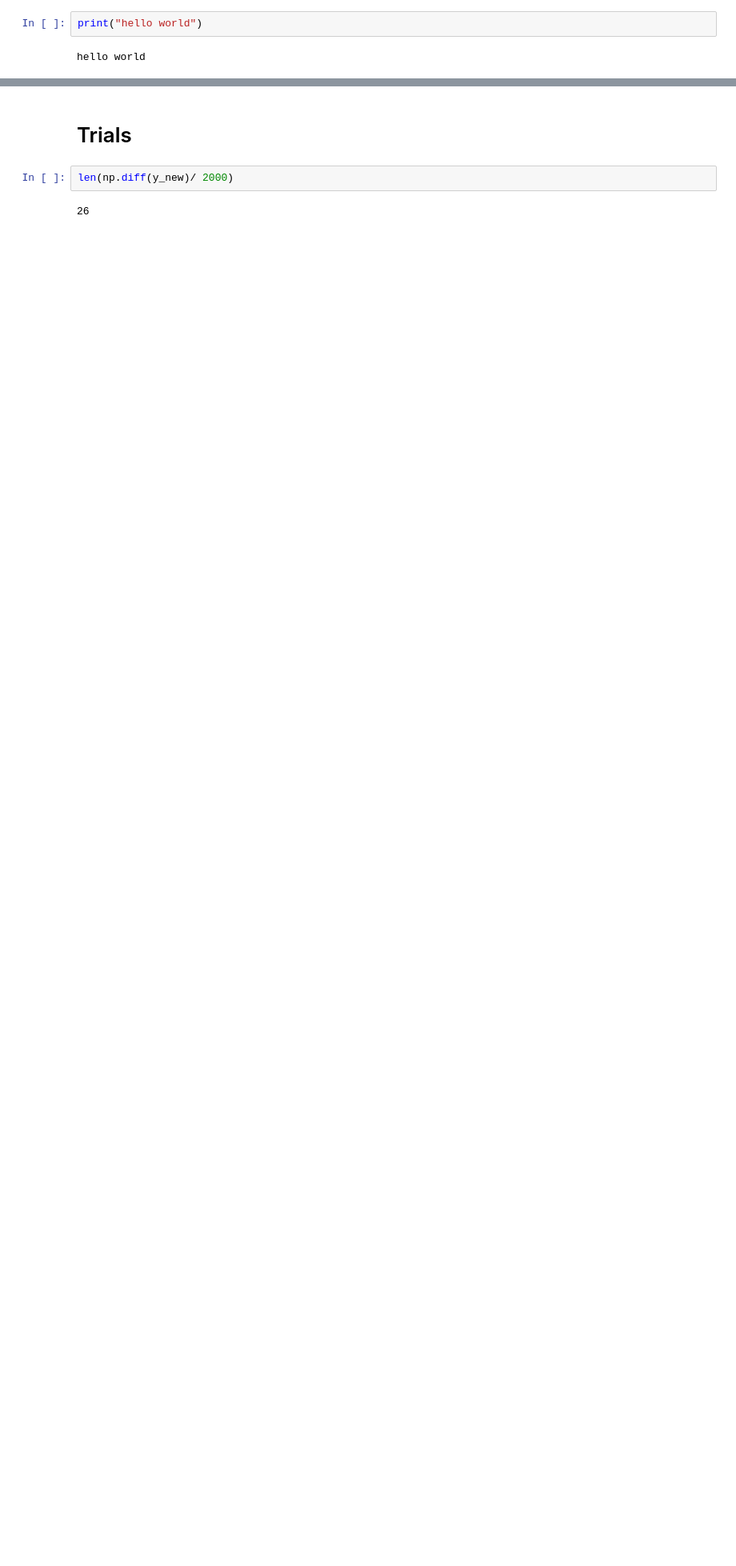
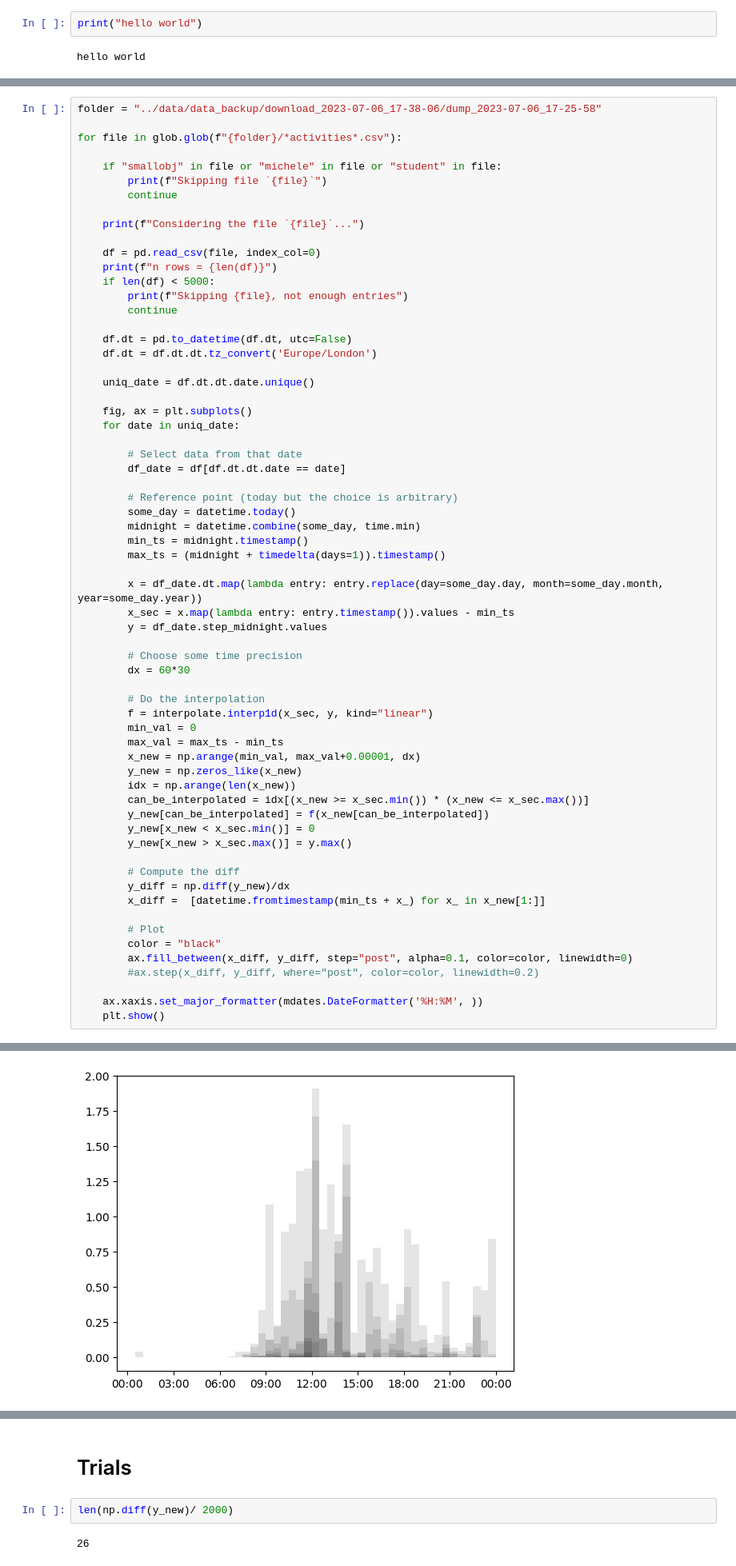
Before and after one commit to AurelienNioche/MAppServer, a Jupyter notebook: data_analysis/data_analysis.ipynb, the cells around one changed output, grey strips where cells are left out. Shown at 80% size. Saved outputs shown, nothing was run; the diff lists cells and outputs as text; blank space fills up the shorter version.

```diff
--- a/data_analysis/data_analysis.ipynb
+++ b/data_analysis/data_analysis.ipynb
@@ -144,0 +140,65 @@ plt.show()
+# %%
+folder = "../data/data_backup/download_2023-07-06_17-38-06/dump_2023-07-06_17-25-58"
+
+for file in glob.glob(f"{folder}/*activities*.csv"):
+
+    if "smallobj" in file or "michele" in file or "student" in file:
+        print(f"Skipping file `{file}`")
+        continue
+
+    print(f"Considering the file `{file}`...")
+
+    df = pd.read_csv(file, index_col=0)
+    print(f"n rows = {len(df)}")
+    if len(df) < 5000:
+        print(f"Skipping {file}, not enough entries")
+        continue
+
+    df.dt = pd.to_datetime(df.dt, utc=False)
+    df.dt = df.dt.dt.tz_convert('Europe/London')
+
+    uniq_date = df.dt.dt.date.unique()
+
+    fig, ax = plt.subplots()
+    for date in uniq_date:
+
+        # Select data from that date
+        df_date = df[df.dt.dt.date == date]
+
+        # Reference point (today but the choice is arbitrary)
+        some_day = datetime.today()
+        midnight = datetime.combine(some_day, time.min)
+        min_ts = midnight.timestamp()
+        max_ts = (midnight + timedelta(days=1)).timestamp()
+
+        x = df_date.dt.map(lambda entry: entry.replace(day=some_day.day, month=some_day.month, year=some_day.year))
+        x_sec = x.map(lambda entry: entry.timestamp()).values - min_ts
+        y = df_date.step_midnight.values
+
+        # Choose some time precision
+        dx = 60*30
+
+        # Do the interpolation
+        f = interpolate.interp1d(x_sec, y, kind="linear")
+        min_val = 0
+        max_val = max_ts - min_ts
+        x_new = np.arange(min_val, max_val+0.00001, dx)
+        y_new = np.zeros_like(x_new)
+        idx = np.arange(len(x_new))
+        can_be_interpolated = idx[(x_new >= x_sec.min()) * (x_new <= x_sec.max())]
+        y_new[can_be_interpolated] = f(x_new[can_be_interpolated])
+        y_new[x_new < x_sec.min()] = 0
+        y_new[x_new > x_sec.max()] = y.max()
+
+        # Compute the diff
+        y_diff = np.diff(y_new)/dx
+        x_diff =  [datetime.fromtimestamp(min_ts + x_) for x_ in x_new[1:]]
+
+        # Plot
+        color = "black"
+        ax.fill_between(x_diff, y_diff, step="post", alpha=0.1, color=color, linewidth=0)
+        #ax.step(x_diff, y_diff, where="post", color=color, linewidth=0.2)
+
+    ax.xaxis.set_major_formatter(mdates.DateFormatter('%H:%M', ))
+    plt.show()
+# %% [output]
@@ -144,0 +210 @@ plt.show()
+[figure, added]
```
Also changed, not shown: parts of 6 cells of this notebook.
